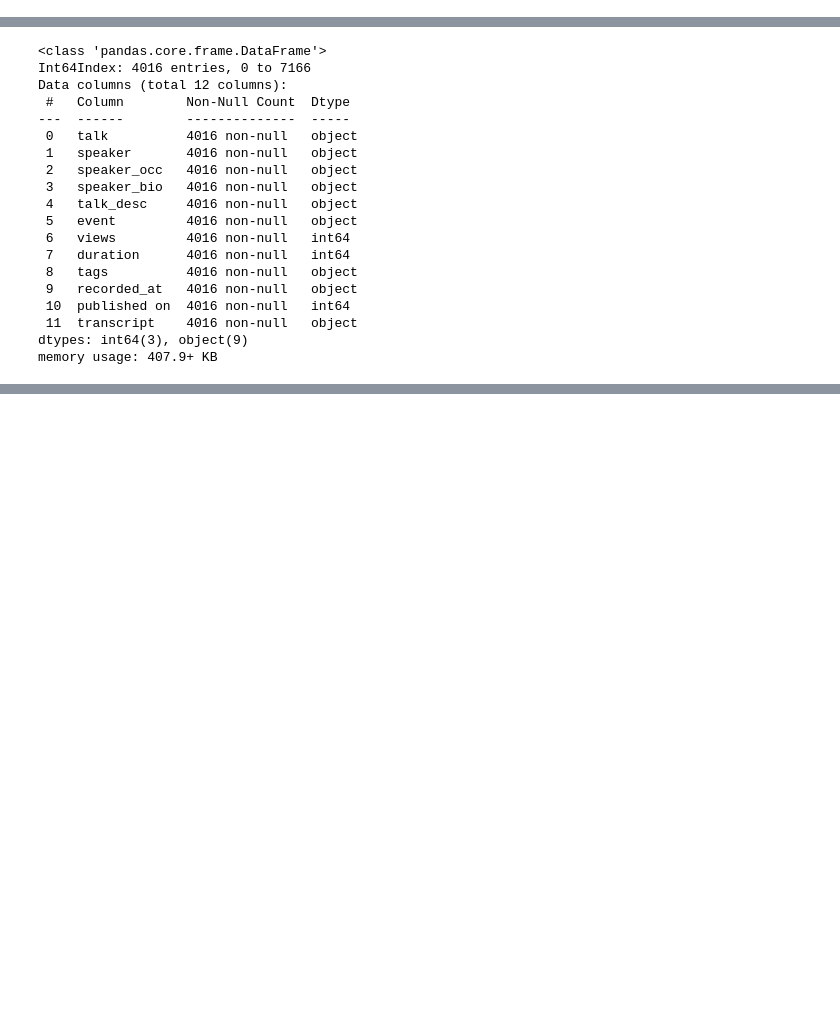
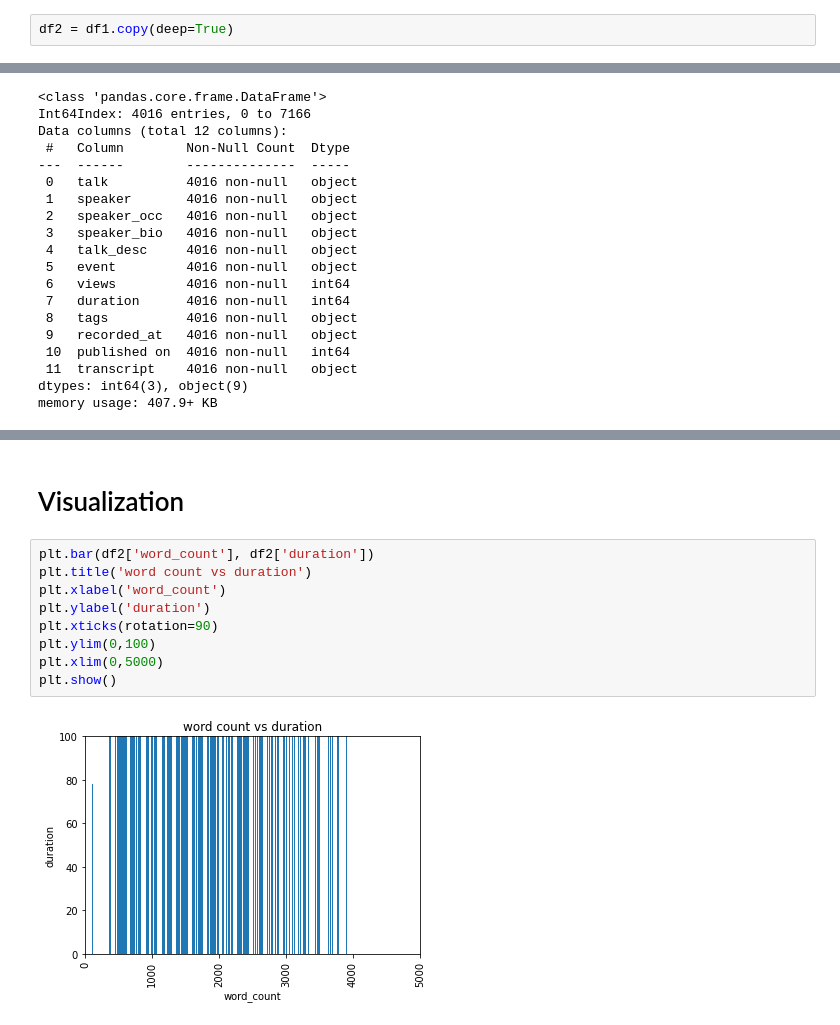
Before and after one commit to vaishakmk/TedTalk-Analysis, a Jupyter notebook: dheeraj_NLP.ipynb, the cells around one changed output, grey strips where cells are left out. Drawn from its saved outputs; the diff is of its cells as text; blank space fills up the shorter version.

```diff
--- a/dheeraj_NLP.ipynb
+++ b/dheeraj_NLP.ipynb
@@ -428,3 +428,5 @@ feature_set = df1
+# %%
+df2 = df1.copy(deep=True)
 # %%
 feature_set.columns
 # %% [output]
@@ -474,0 +500,13 @@ feature_set.head(5)
+# %% [markdown]
+# Visualization
+# %%
+plt.bar(df2['word_count'], df2['duration'])
+plt.title('word count vs duration')
+plt.xlabel('word_count')
+plt.ylabel('duration')
+plt.xticks(rotation=90)
+plt.ylim(0,100)
+plt.xlim(0,5000)
+plt.show()
+# %% [output]
+[figure, added]
```
Also changed, not shown: parts of 38 cells of this notebook.
